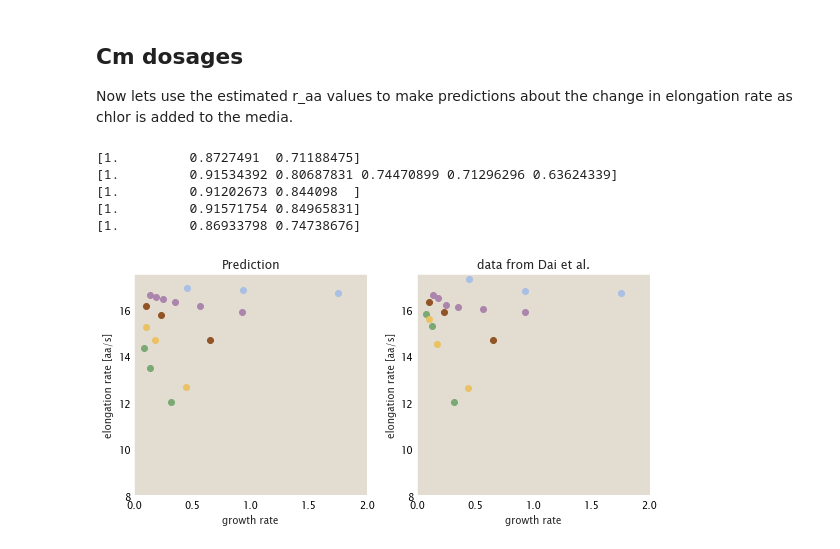
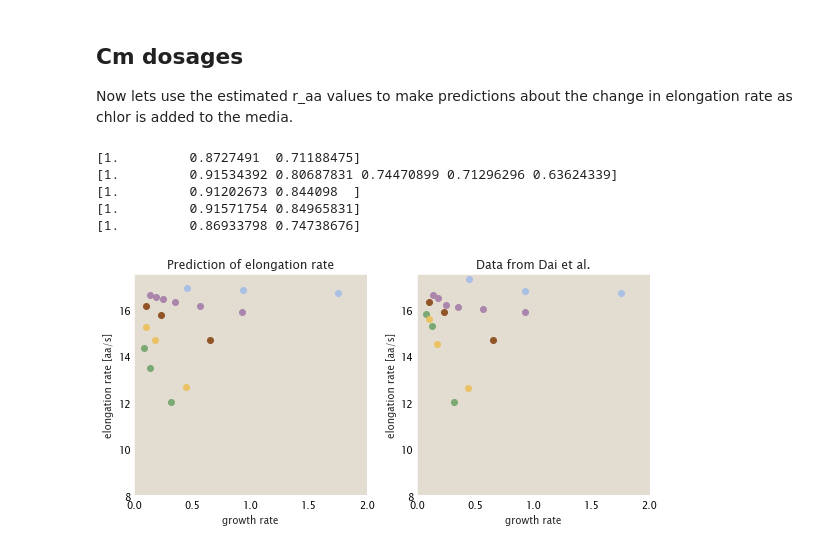
Before and after one commit to RPGroup-PBoC/growth_limits, a Jupyter notebook: code/exploratory/elongation_model_Cm_data.ipynb, the cells around one changed output. Drawn from its saved outputs; the diff is of its cells as text; code cells hidden in the pictures.

```diff
--- a/code/exploratory/elongation_model_Cm_data.ipynb
+++ b/code/exploratory/elongation_model_Cm_data.ipynb
@@ -240,9 +240,11 @@ for gr, d in dai_nut_df.groupby(['growth_rate_hr', 'condition']):
     ax[2].scatter(gr[0], r_aa[minpos]/d['V'], zorder=10,
                color = 'k', alpha = 0.5)
 
+    aa_conc  = 60*60*(np.log(2)/d['growth_rate_hr'].values[0])*(r_aa[minpos] - rt[minpos]*d['R'].values[0]*d['f_a'].values[0])/(6.022E23*d['V'].values[0]*1E-15)
+#     print(aa_conc, r_aa[minpos])
 ax[0].set_ylim(0,18)
 ax[0].set_xlabel('growth rate [hr$^{-1}$]', fontsize = 14)
-ax[0].set_ylabel('elongation rate [aa/s]', fontsize = 14)
+ax[0].set_ylabel('predicted elongation rate [aa/s]', fontsize = 14)
 
 # ax[1].set_ylim(0,18)
 ax[1].set_xlabel('growth rate [hr$^{-1}$]', fontsize = 14)
@@ -397,64 +357,45 @@ dai_Cm_df['Phi_R'] = (dai_Cm_df['RNA_P_ratio']/2.1)
 
 fig, ax = plt.subplots(1, 2, figsize = (8,4))
 
-# # for raa in np.logspace(4,7, 10):
-# for raa in np.logspace(3,8, 5):
-#     raa_ = raa * np.ones(500)
-#     f_a = np.linspace(0.01,1,500)
-# #     f_a = np.linspace(0.5,1,500)
+for cond, d in dai_Cm_df.groupby('condition'):
+    df_raa_est_ = df_raa_est[df_raa_est.condition == cond]
 
-#     raa_ = raa_*np.arange(0.8,1,500)
-#     rt = compute_elongation_rate(raa_, R, Kd=1E-5, V=1.1E-15, t=3564, Na=6.022E23, fa=f_a, rt_max=17.1) #Kd=5E-3
-#     ax.plot(R*f_a, rt, zorder=10,
-#               ls = '--', color = 'k', alpha = 0.5)
-
-
-
-
-# for cond, d in dai_Cm_df[dai_Cm_df.condition == '60 mM acetate+10 mM NH4Cl'].groupby(['condition', 'Cm (μM)']):
-# for cond, d in dai_Cm_df.groupby(['condition', 'Cm (μM)']):
-for cond, d in dai_Cm_df.groupby('condition'):
-#     print(cond)
-    df_raa_est_ = df_raa_est[df_raa_est.condition == cond]
+    #  just try to make a small  adjustment to r_aa due to
+    #  increase in ribosome fraction (doesn't appear to affect much)
     sec_M =  0.5 - df_raa_est_['Phi_R'].values
     sec_M_new = 0.5 - d['Phi_R'].values
     M_reduced = sec_M_new/sec_M
-
-    print(M_reduced)
-#     f_a = np.linspace(0.01,1,500)
-
-
 
     rt = compute_elongation_rate(df_raa_est_.raa_bestfit.values[0]*M_reduced,
                                  df_raa_est_.R.values[0],
                                  Kd=1,#Kd,
                                  V=df_raa_est_.V.values[0]*1E-15,
                                  t=60*60*(np.log(2)/d['growth_rate_hr'].values),
                                  Na=6.022E23, fa=d['f_a'].values, rt_max=17.1)
 
     gr = compute_growth_rate(rt, df_raa_est_.Naa.values[0], df_raa_est_.R.values[0], fa=d['f_a'].values)
 #     print(rt, gr)
     ax[0].scatter(gr, rt, zorder=10,
                color =  color_dict[cond])
-    ax[0].set_title('Prediction')
+    ax[0].set_title('Prediction of elongation rate')
 #               color = 'k', alpha = 0.5)
     ax[1].scatter(gr, d['Translational elongation rate (aa/s)'], zorder = 10,
               color =  color_dict[cond])
-    ax[1].set_title('data from Dai et al.')
+    ax[1].set_title('Data from Dai et al.')
 for  _ax in ax:
     _ax.set_ylim(8,17.5)
     _ax.set_xlim(0,2)
     _ax.set_xlabel('growth rate')
     _ax.set_ylabel('elongation rate [aa/s]')
 
 plt.tight_layout()
 # %% [output]
 [1.         0.8727491  0.71188475]
 [1.         0.91534392 0.80687831 0.74470899 0.71296296 0.63624339]
 [1.         0.91202673 0.844098  ]
 [1.         0.91571754 0.84965831]
 [1.         0.86933798 0.74738676]
-[figure, old version]
+[figure, new version]
 # %%
 dai_Cm_df.condition
 # %% [output]
```
Also changed, not shown: parts of 12 cells of this notebook.
